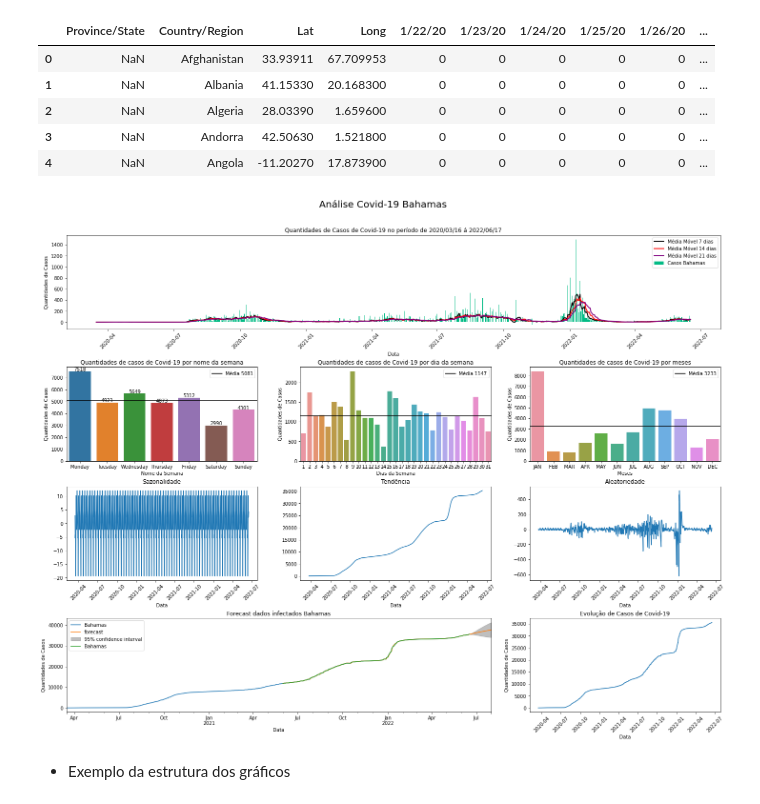
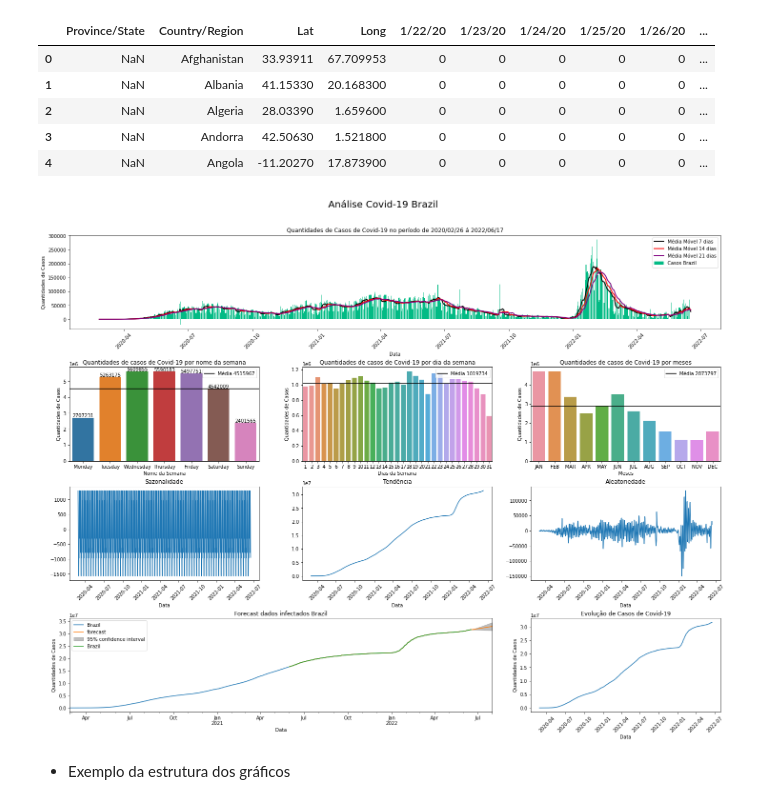
Before and after one commit to RogerioLS/Covid-19Mundial, a Jupyter notebook: Casos de Covid-19 mundial .ipynb, the cells around one changed output. Drawn from its saved outputs; the diff is of its cells as text; code cells hidden in the pictures.

```diff
--- a/Casos de Covid-19 mundial .ipynb
+++ b/Casos de Covid-19 mundial .ipynb
@@ -286,13 +286,13 @@ def plot_graf(df, pais):
 list_country = df_pais.reset_index()
 #list_country['Country'].tolist()
 # %%
-country = 'Bahamas'
+country = 'Brazil'
 dd = df_pais.loc[country]
 dd = new_df_treaty(dd, country)
 #dd = df_data_2021(dd)
 plot_graf(dd, country)
 # %% [output]
-[figure, old version]
+[figure, new version]
 # %% [markdown]
 - Exemplo da estrutura dos gráficos
 # %%
```
